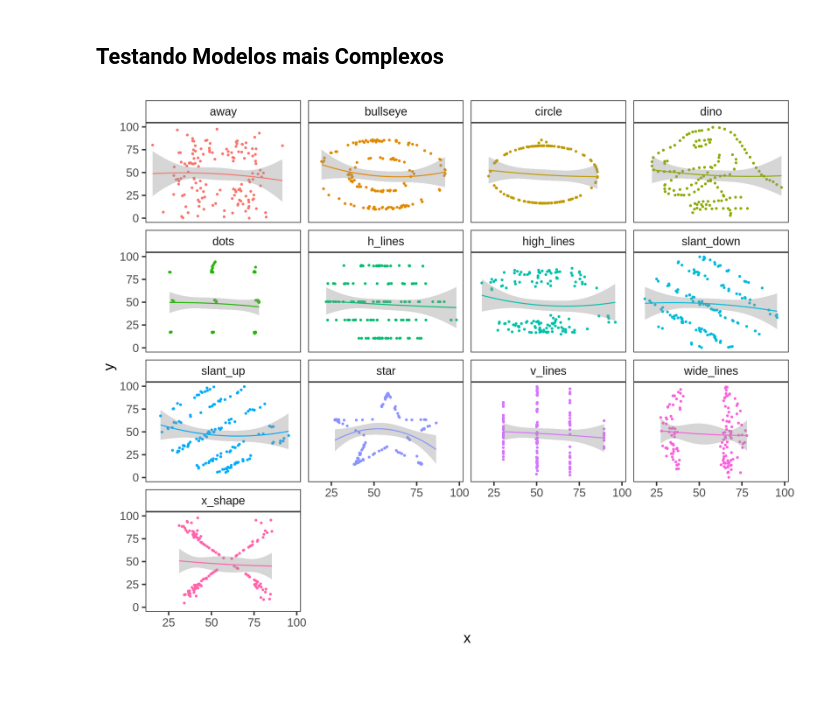
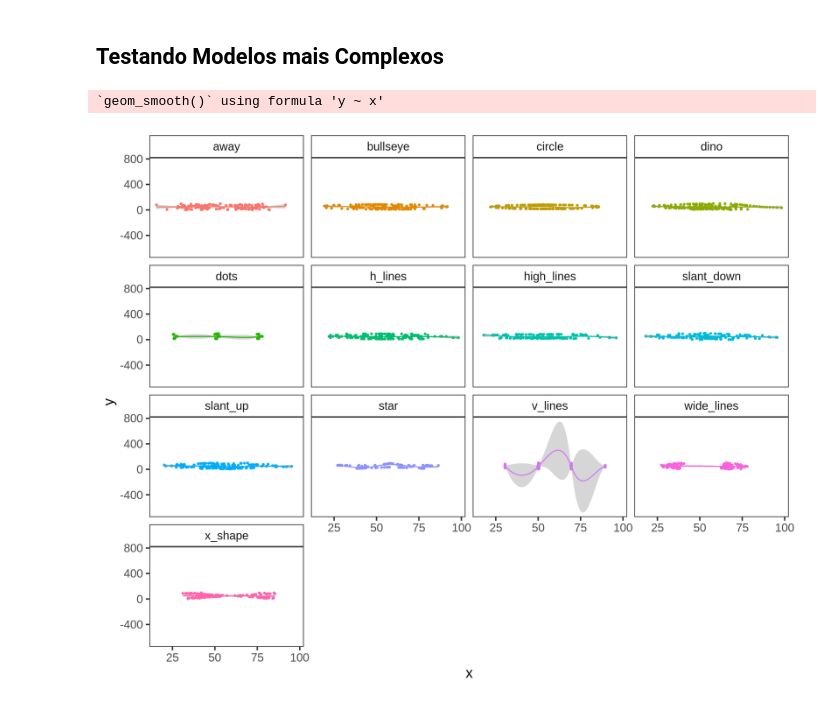
Before and after one commit to phrb/reprodutibilidade-eradsp-2021, a Jupyter notebook: exercicio_pratico/Análise de Dados com R.ipynb, the cells around one changed output. Drawn from its saved outputs; the diff is of its cells as text; code cells hidden in the pictures.

```diff
--- a/exercicio_dockerfile/Análise de Dados com R.ipynb
+++ b/exercicio_pratico/Análise de Dados com R.ipynb
@@ -127,18 +139,19 @@ ggplot() +
 # %%
 options(repr.plot.width = 20, repr.plot.height = 16)
 
 ggplot() +
     geom_point(data = datasaurus_dozen,
                size = 2,
                aes(x = x, y = y, color = dataset)) +
     geom_smooth(data = datasaurus_dozen,
-                method = "lm",
-                formula = y ~ x + I(x ^ 2),
+                method = "loess",
+                #formula = y ~ x + I(x ^ 2) + I(x ^ 3),
                 aes(x = x, y = y, color = dataset)) +
     theme_bw(base_size = 30) +
     theme(legend.position = "none",
          panel.grid = element_blank(),
          strip.background = element_rect(fill = "transparent")) +
     facet_wrap(~ dataset, ncol = 4)
 # %% [output]
+`geom_smooth()` using formula 'y ~ x'
-[figure, old version]
+[figure, new version]
```
Also changed, not shown: parts of 2 cells of this notebook, 4 other files.
